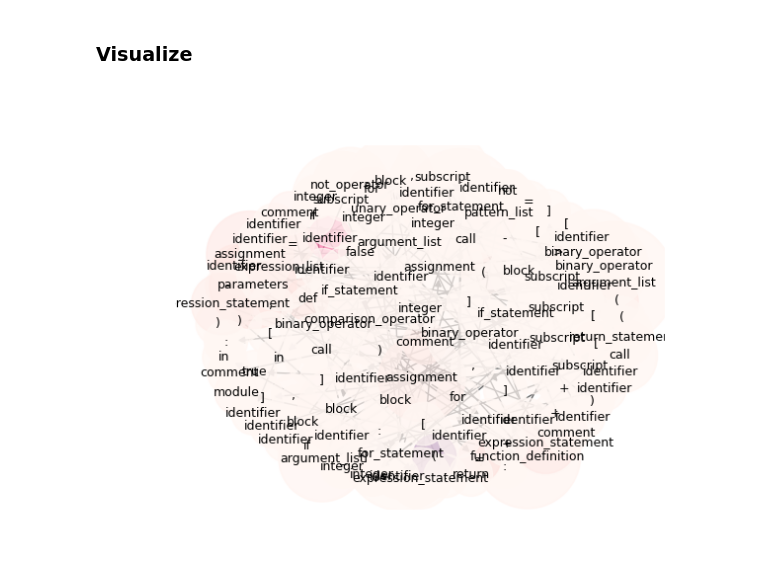
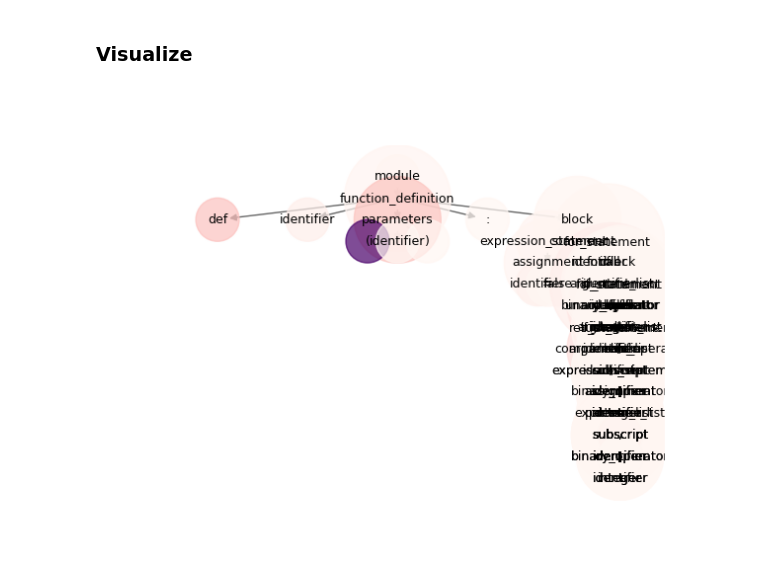
Before and after one commit to WM-SEMERU/CodeSyntaxConcept, a Jupyter notebook: experimental_notebooks/user_study.ipynb, the cells around one changed output. Drawn from its saved outputs; the diff is of its cells as text; code cells hidden in the pictures.

Commit message:
added tree structure to visualization

```diff
--- a/experimental_notebooks/user_study.ipynb
+++ b/experimental_notebooks/user_study.ipynb
@@ -153,34 +154,64 @@ tree = concepts_tokenizer.parser.parse(bytes(prompt, "utf8"))
 binded_tree = bind_bpe_tokens(tree.root_node, encoded_input['offset_mapping'][sequence_index].tolist(), actual_probs, prompt.split('\n'))
 # %% [markdown]
 ### Visualize
+# %%
+# ENCAPSULATED
+def hierarchy_pos(G, root=None, width=1., vert_gap = 0.2, vert_loc = 0, xcenter = 0.5):
+    if not nx.is_tree(G):
+        raise TypeError('cannot use hierarchy_pos on a graph that is not a tree')
+    if root is None:
+        if isinstance(G, nx.DiGraph):
+            root = next(iter(nx.topological_sort(G)))
+        else:
+            root = random.choice(list(G.nodes))
+    def _hierarchy_pos(G, root, width=1., vert_gap = 0.2, vert_loc = 0, xcenter = 0.5, pos = None, parent = None):
+        if pos is None:
+            pos = {root:(xcenter,vert_loc)}
+        else:
+            pos[root] = (xcenter, vert_loc)
+        children = list(G.neighbors(root))
+        if not isinstance(G, nx.DiGraph) and parent is not None:
+            children.remove(parent)
+        if len(children)!=0:
+            dx = width/len(children)
+            nextx = xcenter - width/2 - dx/2
+            for child in children:
+                nextx += dx
+                pos = _hierarchy_pos(G,child, width = dx, vert_gap = vert_gap,
+                                    vert_loc = vert_loc-vert_gap, xcenter=nextx,
+                                    pos=pos, parent = root)
+        return pos
+    return _hierarchy_pos(G, root, width, vert_gap, vert_loc, xcenter)
 # %%
 %matplotlib widget
 
 graph, labels, attributes = create_graph_from_binded_tree(binded_tree)
 nx.set_node_attributes(graph, attributes)
 
-pos = nx.arf_layout(graph)
+#pos = nx.arf_layout(graph)
+pos = hierarchy_pos(graph, 0)
+
 node_color = [nx.get_node_attributes(graph, 'prob')[v] for v in graph]
 node_size = [graph.degree(v)*1000 for v in graph]
 
 nodes = nx.draw_networkx_nodes(graph, pos, node_size=node_size, node_color=node_color, cmap = plt.cm.RdPu, alpha = 0.7)
 nx.draw_networkx_labels(graph, pos, font_color='black', labels=labels, font_size=9)
 nx.draw_networkx_edges(graph, pos, edgelist=graph.edges(), edge_color='.4', width=1)
 
 def update_annot(sel):
     node_index = sel.target.index
     node_name = list(graph.nodes)[node_index]
     node_attr = graph.nodes[node_name]
     text = 'prob: ' + str(round(node_attr['prob'],4)) + '\n' \
         + 'tokens: ' + str(node_attr['tokens'])
     sel.annotation.set_text(text)
 
 cursor = mplcursors.cursor(nodes, hover=True)
 cursor.connect('add', update_annot)
 
 
 plt.rcParams["figure.figsize"] = (10,5)
 plt.axis("off")
 plt.show()
 # %% [output]
-[figure, old version]
+[figure, new version]
```
Also changed, not shown: parts of 2 cells of this notebook.
